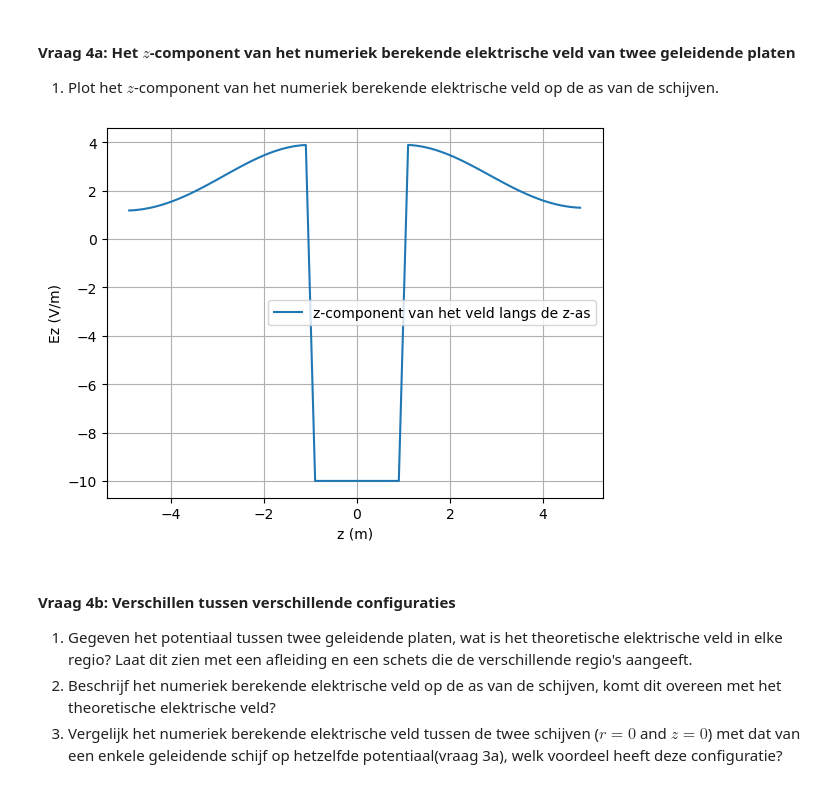
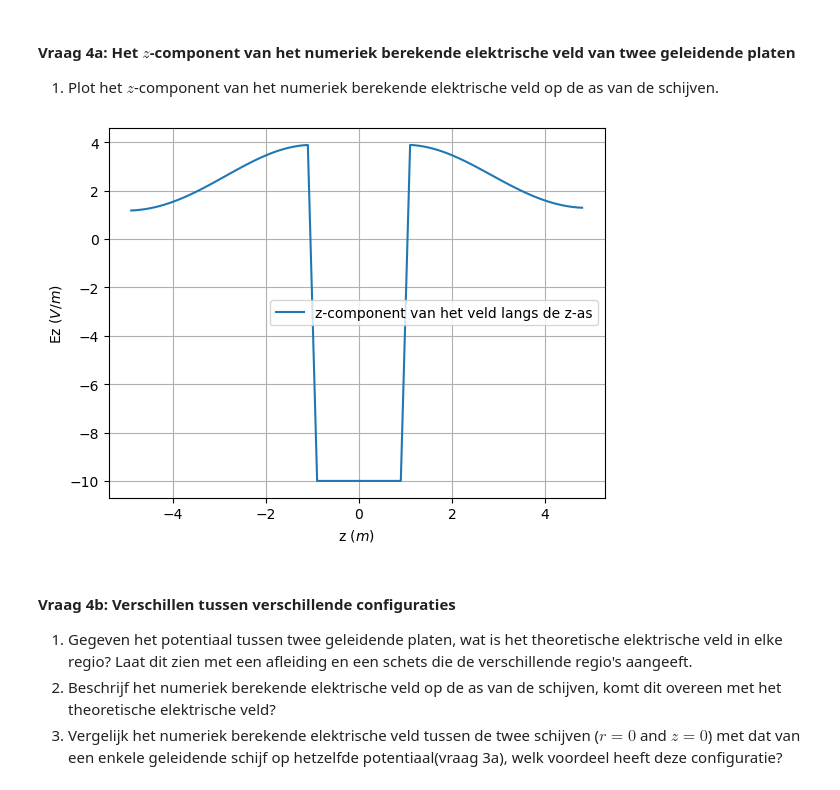
Before and after one commit to nvmeurs06/opdrachten-DEF-D, a Jupyter notebook: DigitaleOntwerpopdrachten/1CondensatorOpdracht/CondensatorOntwerpopdracht.ipynb, the cells around one changed output. Saved outputs shown, nothing was run; the diff lists cells and outputs as text; code cells hidden in the pictures.

```diff
--- a/DigitaleOntwerpopdrachten/1CondensatorOpdracht/CondensatorOntwerpopdracht.ipynb
+++ b/DigitaleOntwerpopdrachten/1CondensatorOpdracht/CondensatorOntwerpopdracht.ipynb
@@ -597,17 +604,17 @@ plot_results_disk(Ez, Er, normE, V, r, z, grid_step, disk_radius, z_pos_disk1, z
 # %%
 #Ez op de as (r=0)
 idx_r0 = np.argmin(np.abs(r_for_E))  # index van r die het dichtst bij 0 ligt
 Ez_axis = Ez[:, idx_r0]  # z-component van het veld langs de z-as (r=0) als functie van z
 
 plt.figure()
 plt.plot(z_for_E, Ez_axis, label="z-component van het veld langs de z-as")
-plt.xlabel('z (m)')
-plt.ylabel('Ez (V/m)')
+plt.xlabel('z ($m$)')
+plt.ylabel('Ez ($V/m$)')
 plt.grid()
 plt.legend()
 plt.show()
 # %% [output]
-[figure, old version]
+[figure, new version]
 # %% [markdown]
 #### Vraag 4b: Verschillen tussen verschillende configuraties
 
```
Also changed, not shown: parts of 6 cells of this notebook.
